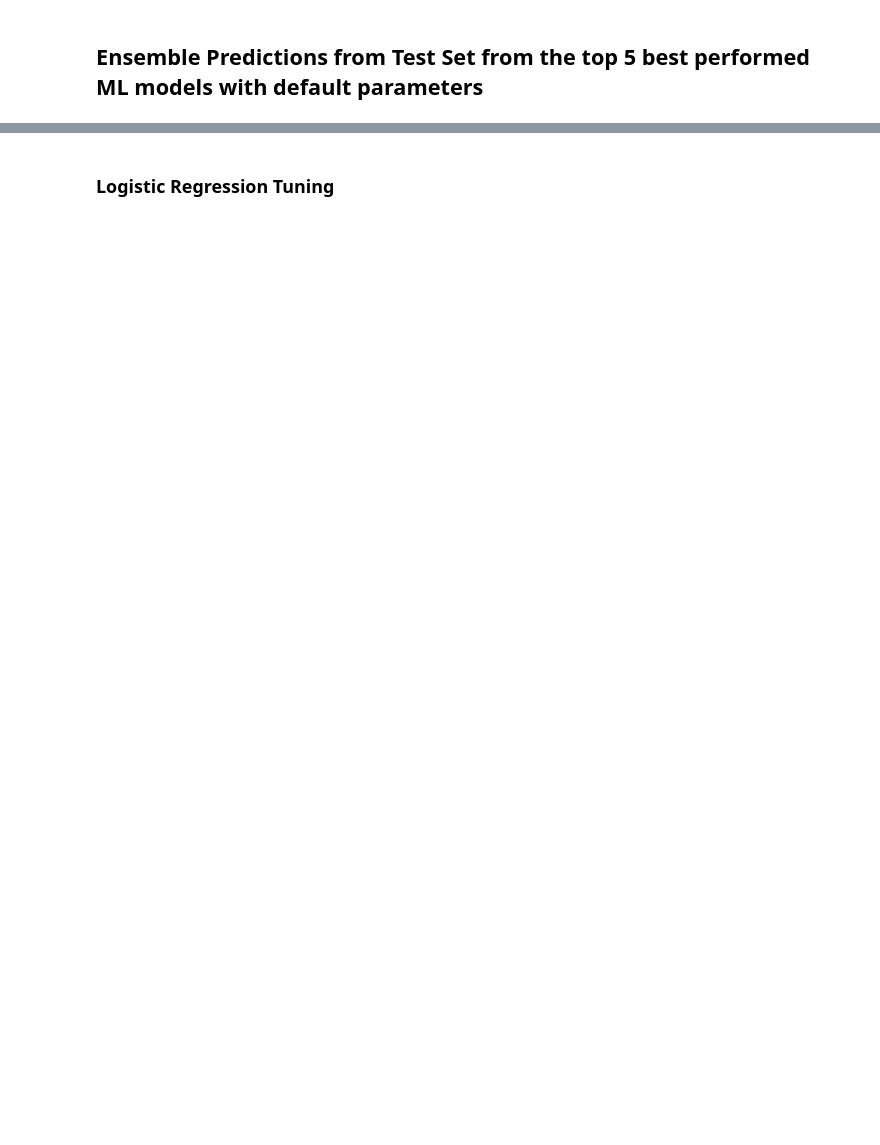
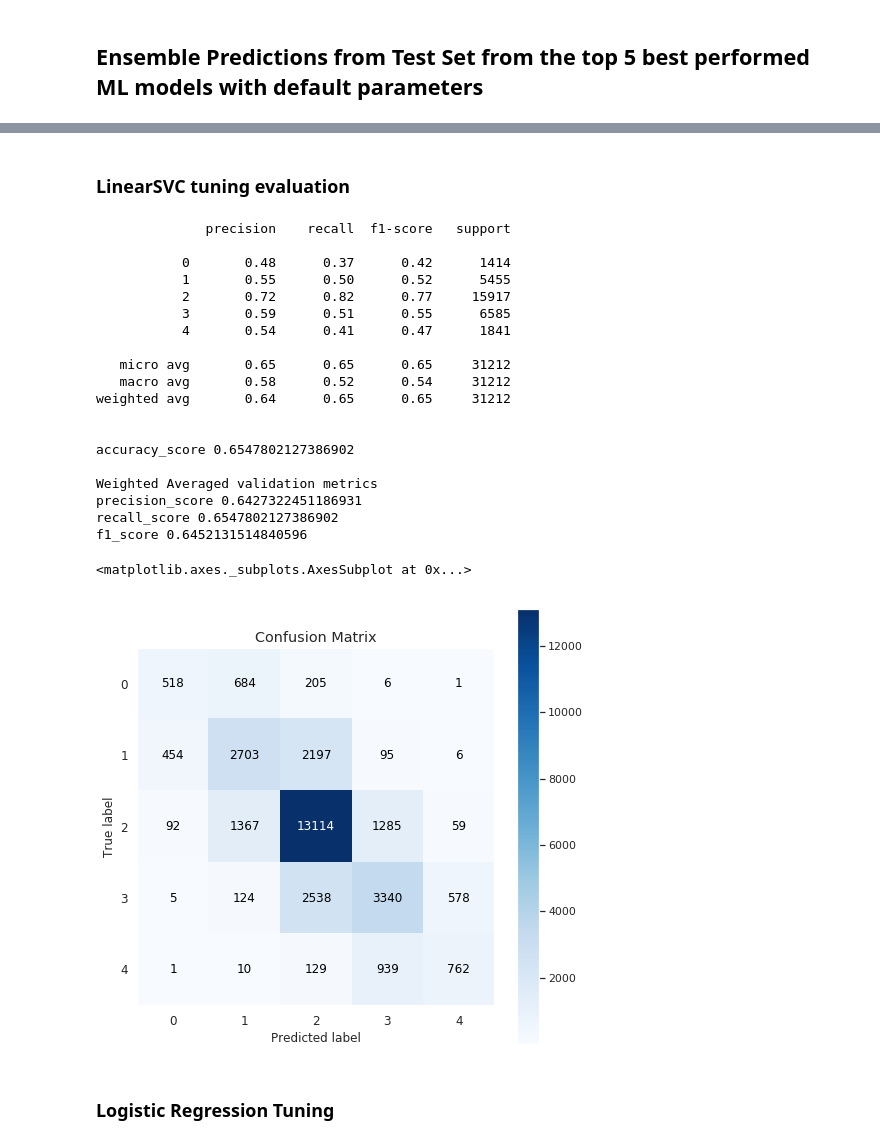
Before and after one commit to praxitelisk/MLND-P6-Capstone-Project-Movie-Review-Sentiment-Analysis, a Jupyter notebook: MovieReview -2- ML and TF-IDF.ipynb, the cells around one changed output, grey strips where cells are left out. Cells and saved outputs as stored; diff of their text form; code cells hidden in the pictures; blank space fills up the shorter version.

```diff
--- a/MovieReview -2- ML and TF-IDF.ipynb
+++ b/MovieReview -2- ML and TF-IDF.ipynb
@@ -1042,3 +1127,47 @@ print()
+# %% [markdown]
+### LinearSVC tuning evaluation
+# %%
+predictions_tuned_linear_svc = grid_result_linear_svc.predict(xvalid)
+
+print(classification_report(yvalid, predictions_tuned_linear_svc))
+
+print()
+print("accuracy_score", accuracy_score(yvalid, predictions_tuned_linear_svc))
+
+print()
+print("Weighted Averaged validation metrics")
+print("precision_score", precision_score(yvalid, predictions_tuned_linear_svc, average='weighted'))
+print("recall_score", recall_score(yvalid, predictions_tuned_linear_svc, average='weighted'))
+print("f1_score", f1_score(yvalid, predictions_tuned_linear_svc, average='weighted'))
+
+
+print()
+from sklearn.metrics import confusion_matrix
+import scikitplot as skplt
+sns.set(rc={'figure.figsize':(8,8)})
+skplt.metrics.plot_confusion_matrix(yvalid, predictions_tuned_linear_svc)
+# %% [output]
+              precision    recall  f1-score   support
+
+           0       0.48      0.37      0.42      1414
+           1       0.55      0.50      0.52      5455
+           2       0.72      0.82      0.77     15917
+           3       0.59      0.51      0.55      6585
+           4       0.54      0.41      0.47      1841
+
+   micro avg       0.65      0.65      0.65     31212
+   macro avg       0.58      0.52      0.54     31212
+weighted avg       0.64      0.65      0.65     31212
+
+
+accuracy_score 0.6547802127386902
+
+Weighted Averaged validation metrics
+precision_score 0.6427322451186931
+recall_score 0.6547802127386902
+f1_score 0.6452131514840596
+<matplotlib.axes._subplots.AxesSubplot at 0x...>
+[figure, added]
 # %% [markdown]
 ### Logistic Regression Tuning
 # %%
```
Also changed, not shown: parts of 104 cells of this notebook.
